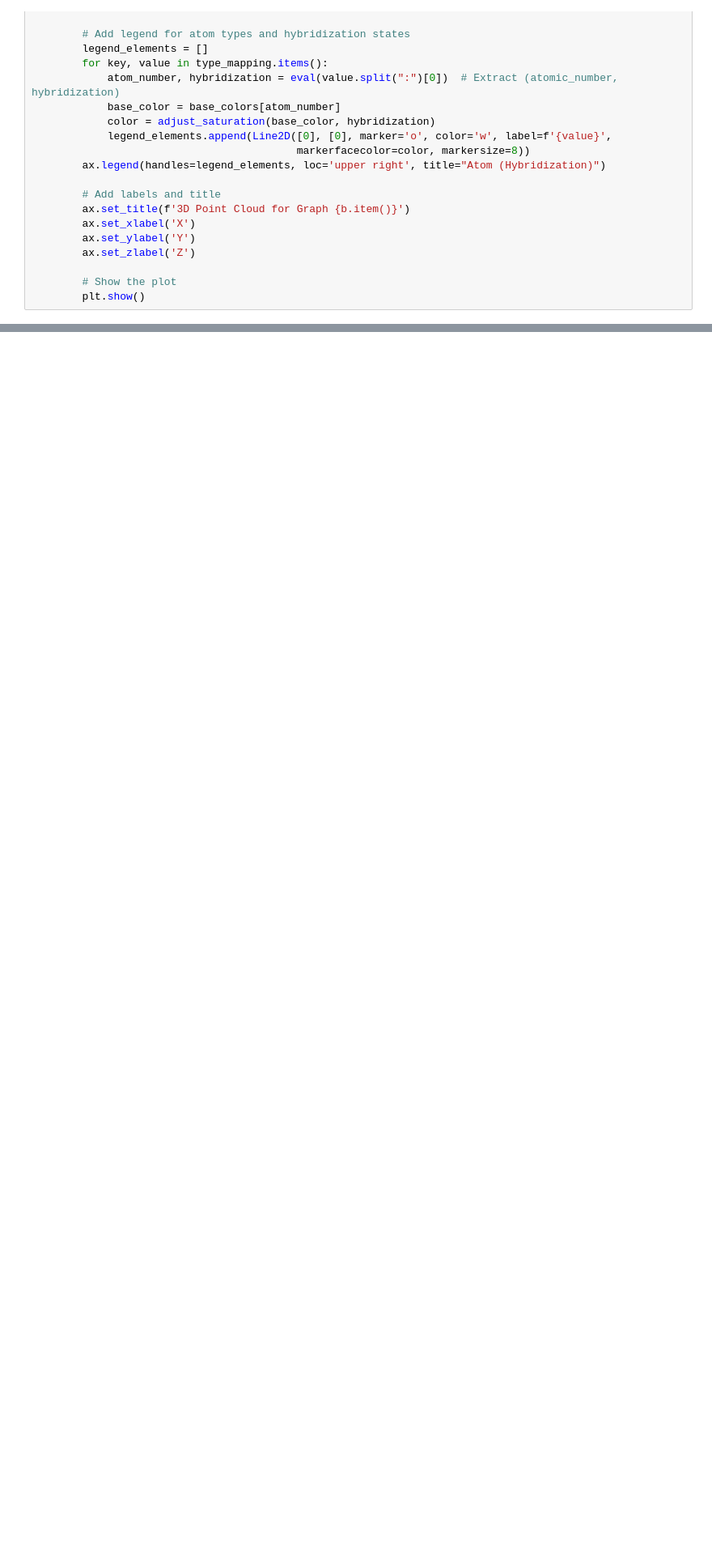
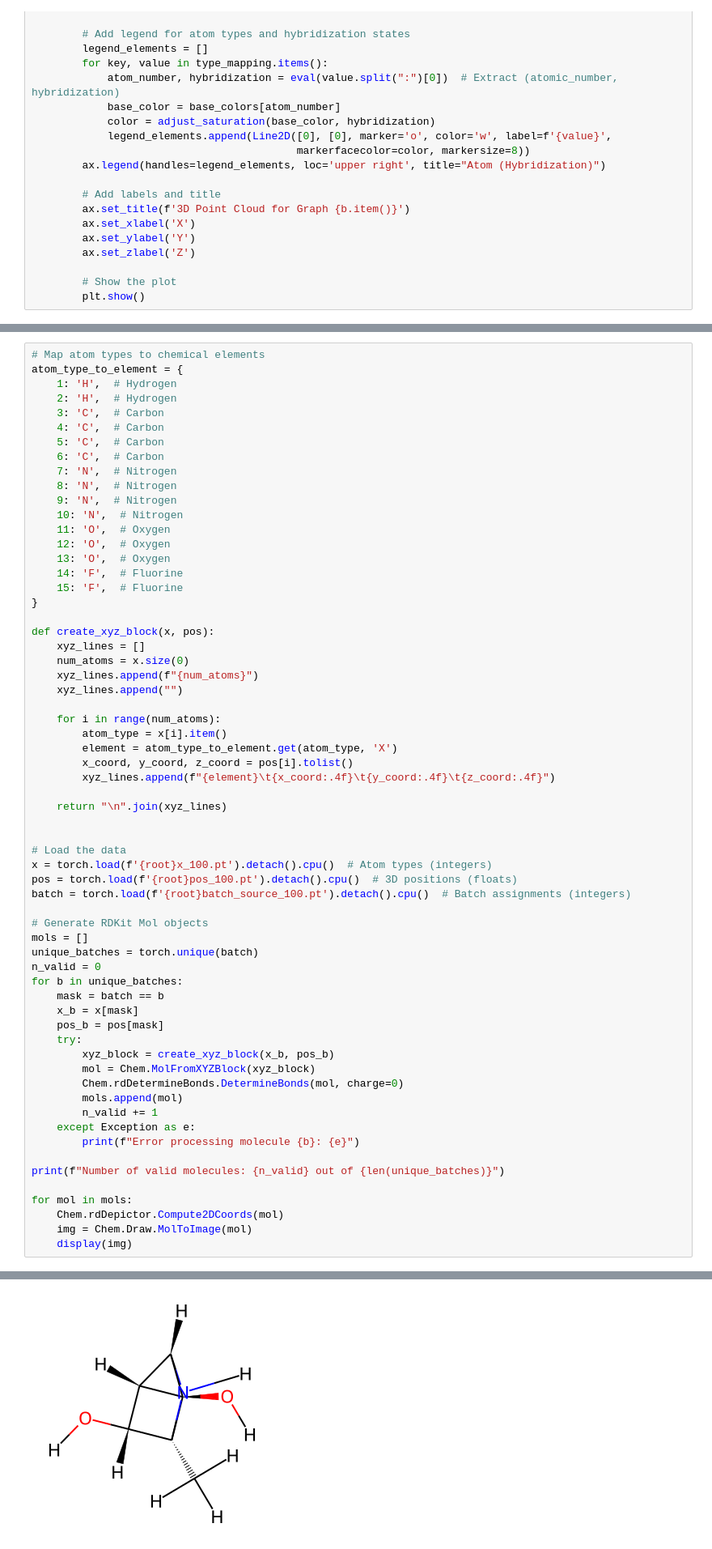
Before and after one commit to molinfo-vienna/NEAT, a Jupyter notebook: visualize_generated_mols.ipynb, the cells around one changed output, grey strips where cells are left out. Shown at 81% size. Drawn from its saved outputs; the diff is of its cells as text; blank space fills up the shorter version.

```diff
--- a/visualize_generated_mols.ipynb
+++ b/visualize_generated_mols.ipynb
@@ -143,0 +135,64 @@ visualize_point_clouds(f'{root}x_10.pt',
+# %%
+# Map atom types to chemical elements
+atom_type_to_element = {
+    1: 'H',  # Hydrogen
+    2: 'H',  # Hydrogen
+    3: 'C',  # Carbon
+    4: 'C',  # Carbon
+    5: 'C',  # Carbon
+    6: 'C',  # Carbon
+    7: 'N',  # Nitrogen
+    8: 'N',  # Nitrogen
+    9: 'N',  # Nitrogen
+    10: 'N',  # Nitrogen
+    11: 'O',  # Oxygen
+    12: 'O',  # Oxygen
+    13: 'O',  # Oxygen
+    14: 'F',  # Fluorine
+    15: 'F',  # Fluorine
+}
+
+def create_xyz_block(x, pos):
+    xyz_lines = []
+    num_atoms = x.size(0)
+    xyz_lines.append(f"{num_atoms}")
+    xyz_lines.append("")
+
+    for i in range(num_atoms):
+        atom_type = x[i].item()
+        element = atom_type_to_element.get(atom_type, 'X')
+        x_coord, y_coord, z_coord = pos[i].tolist()
+        xyz_lines.append(f"{element}\t{x_coord:.4f}\t{y_coord:.4f}\t{z_coord:.4f}")
+
+    return "\n".join(xyz_lines)
+
+
+# Load the data
+x = torch.load(f'{root}x_100.pt').detach().cpu()  # Atom types (integers)
+pos = torch.load(f'{root}pos_100.pt').detach().cpu()  # 3D positions (floats)
+batch = torch.load(f'{root}batch_source_100.pt').detach().cpu()  # Batch assignments (integers)
+
+# Generate RDKit Mol objects
+mols = []
+unique_batches = torch.unique(batch)
+n_valid = 0
+for b in unique_batches:
+    mask = batch == b
+    x_b = x[mask]
+    pos_b = pos[mask]
+    try:
+        xyz_block = create_xyz_block(x_b, pos_b)
+        mol = Chem.MolFromXYZBlock(xyz_block)
+        Chem.rdDetermineBonds.DetermineBonds(mol, charge=0)
+        mols.append(mol)
+        n_valid += 1
+    except Exception as e:
+        print(f"Error processing molecule {b}: {e}")
+
+print(f"Number of valid molecules: {n_valid} out of {len(unique_batches)}")
+
+for mol in mols:
+    Chem.rdDepictor.Compute2DCoords(mol)
+    img = Chem.Draw.MolToImage(mol)
+    display(img)
+# %% [output]
@@ -143,0 +216 @@ visualize_point_clouds(f'{root}x_10.pt',
+[figure, added]
```
Also changed, not shown: parts of 5 cells of this notebook, 5 other files.
